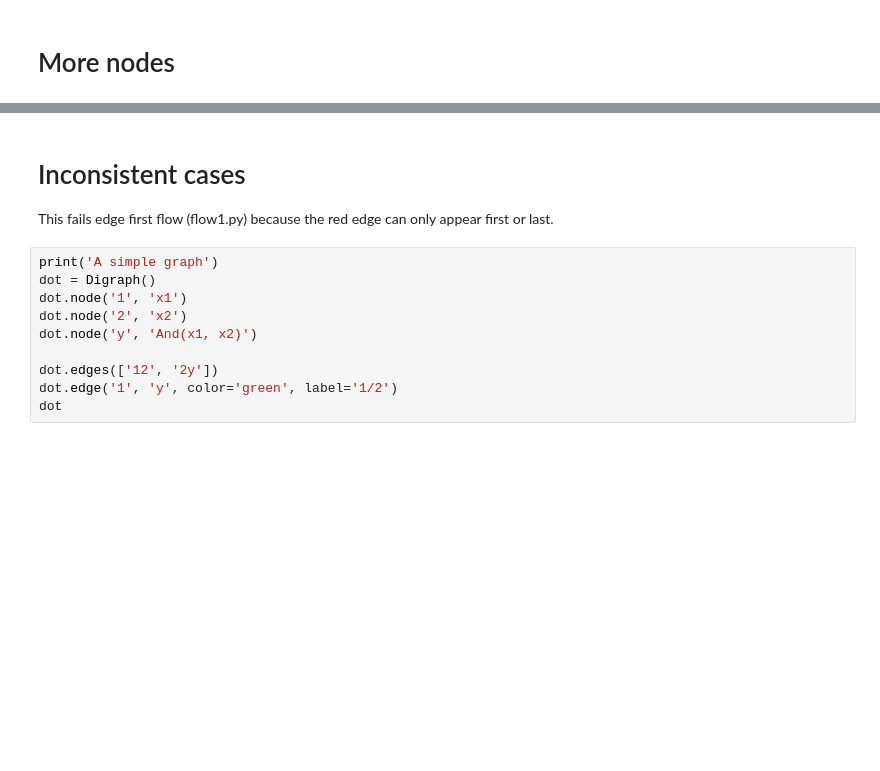
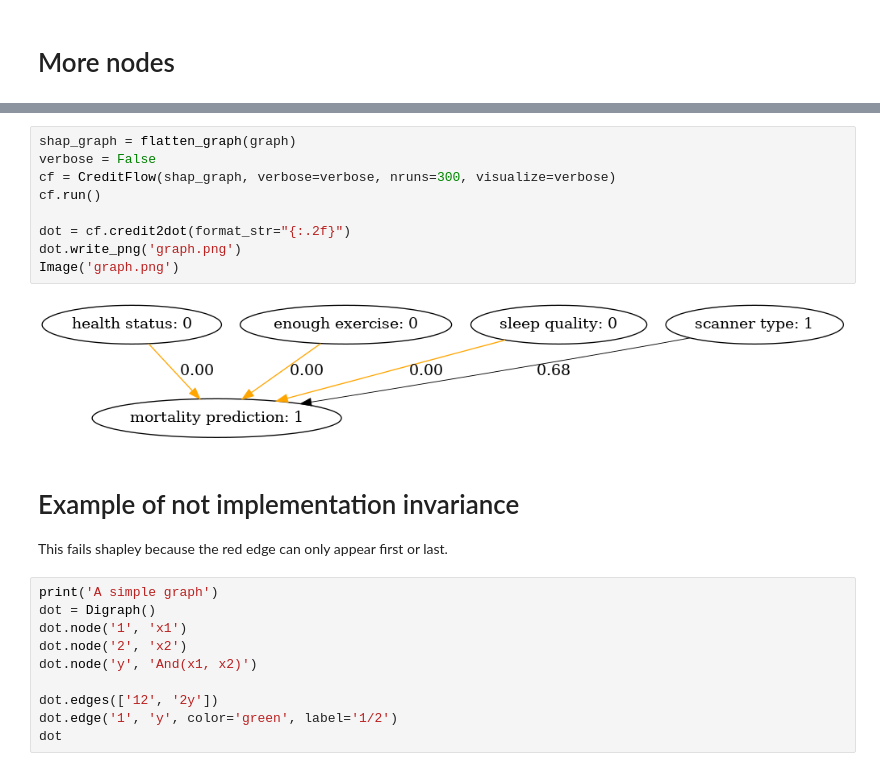
Before and after one commit to nathanwang000/Shapley-Flow, a Jupyter notebook: flow_synthetic_experiments.ipynb, the cells around one changed output, grey strips where cells are left out. Cells and saved outputs as stored; diff of their text form; blank space fills up the shorter version.

```diff
--- a/flow_synthetic_experiments.ipynb
+++ b/flow_synthetic_experiments.ipynb
@@ -298,7 +256,18 @@ Image('graph.png')
+# %%
+shap_graph = flatten_graph(graph)
+verbose = False
+cf = CreditFlow(shap_graph, verbose=verbose, nruns=300, visualize=verbose)
+cf.run()
+
+dot = cf.credit2dot(format_str="{:.2f}")
+dot.write_png('graph.png')
+Image('graph.png')
+# %% [output]
+[figure, added]
 # %% [markdown]
-# Inconsistent cases
+# Example of not implementation invariance
 
-This fails edge first flow (flow1.py) because the red edge can only appear first or last.
+This fails shapley because the red edge can only appear first or last.
 # %%
 print('A simple graph')
 dot = Digraph()
```
Also changed, not shown: parts of 7 cells of this notebook, 3 other files.
